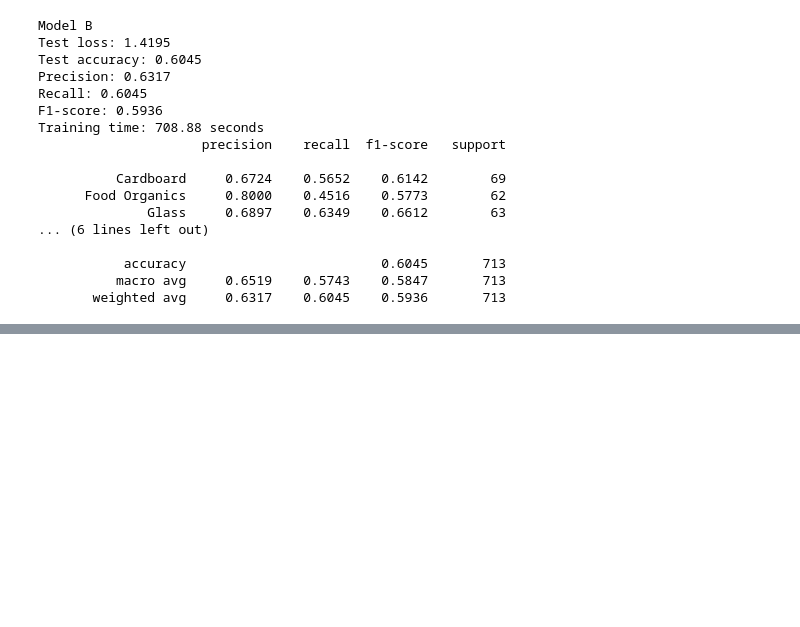
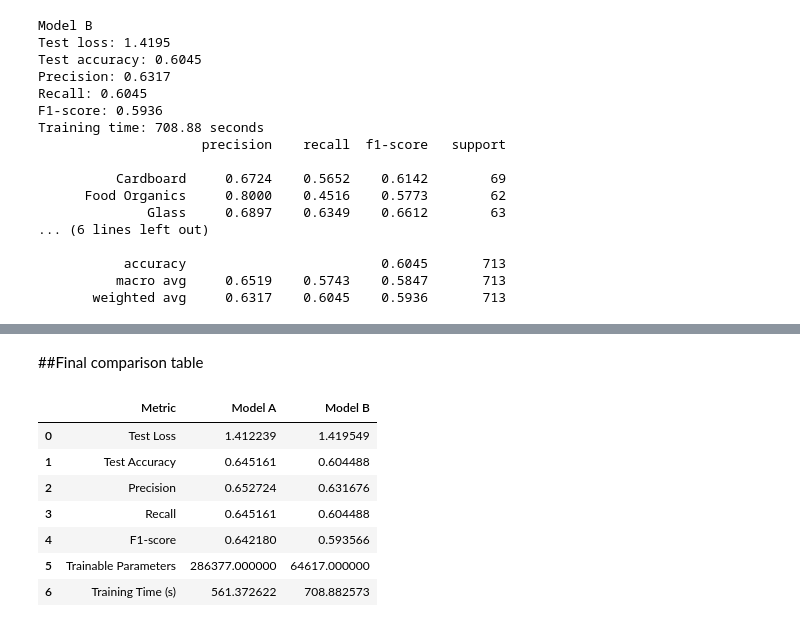
Before and after one commit to ChamiruGajasinghe/NEXORA_CNN, a Jupyter notebook: Lochana_Training_Evaluation.ipynb.ipynb, the cells around one changed output, grey strips where cells are left out. Cells and saved outputs as stored; diff of their text form; code cells hidden in the pictures; blank space fills up the shorter version.

Commit message:
Complete training and evaluation pipeline

```diff
--- a/Lochana_Training_Evaluation.ipynb.ipynb
+++ b/Lochana_Training_Evaluation.ipynb.ipynb
@@ -880,0 +899,46 @@ Training time: 708.88 seconds
+# %% [markdown]
+##Final comparison table
+# %%
+
+import pandas as pd
+
+comparison = pd.DataFrame({
+    "Metric": [
+        "Test Loss",
+        "Test Accuracy",
+        "Precision",
+        "Recall",
+        "F1-score",
+        "Trainable Parameters",
+        "Training Time (s)"
+    ],
+    "Model A": [
+        test_loss_a,
+        accuracy_a,
+        precision_a,
+        recall_a,
+        f1_a,
+        286377,
+        training_time_a
+    ],
+    "Model B": [
+        test_loss_b,
+        accuracy_b,
+        precision_b,
+        recall_b,
+        f1_b,
+        64617,
+        training_time_b
+    ]
+})
+
+comparison
+# %% [output]
+|  | Metric | Model A | Model B |
+| 0 | Test Loss | 1.412239 | 1.419549 |
+| 1 | Test Accuracy | 0.645161 | 0.604488 |
+| 2 | Precision | 0.652724 | 0.631676 |
+| 3 | Recall | 0.645161 | 0.604488 |
+| 4 | F1-score | 0.642180 | 0.593566 |
+| 5 | Trainable Parameters | 286377.000000 | 64617.000000 |
+| 6 | Training Time (s) | 561.372622 | 708.882573 |
```
Also changed, not shown: parts of 3 cells of this notebook.
